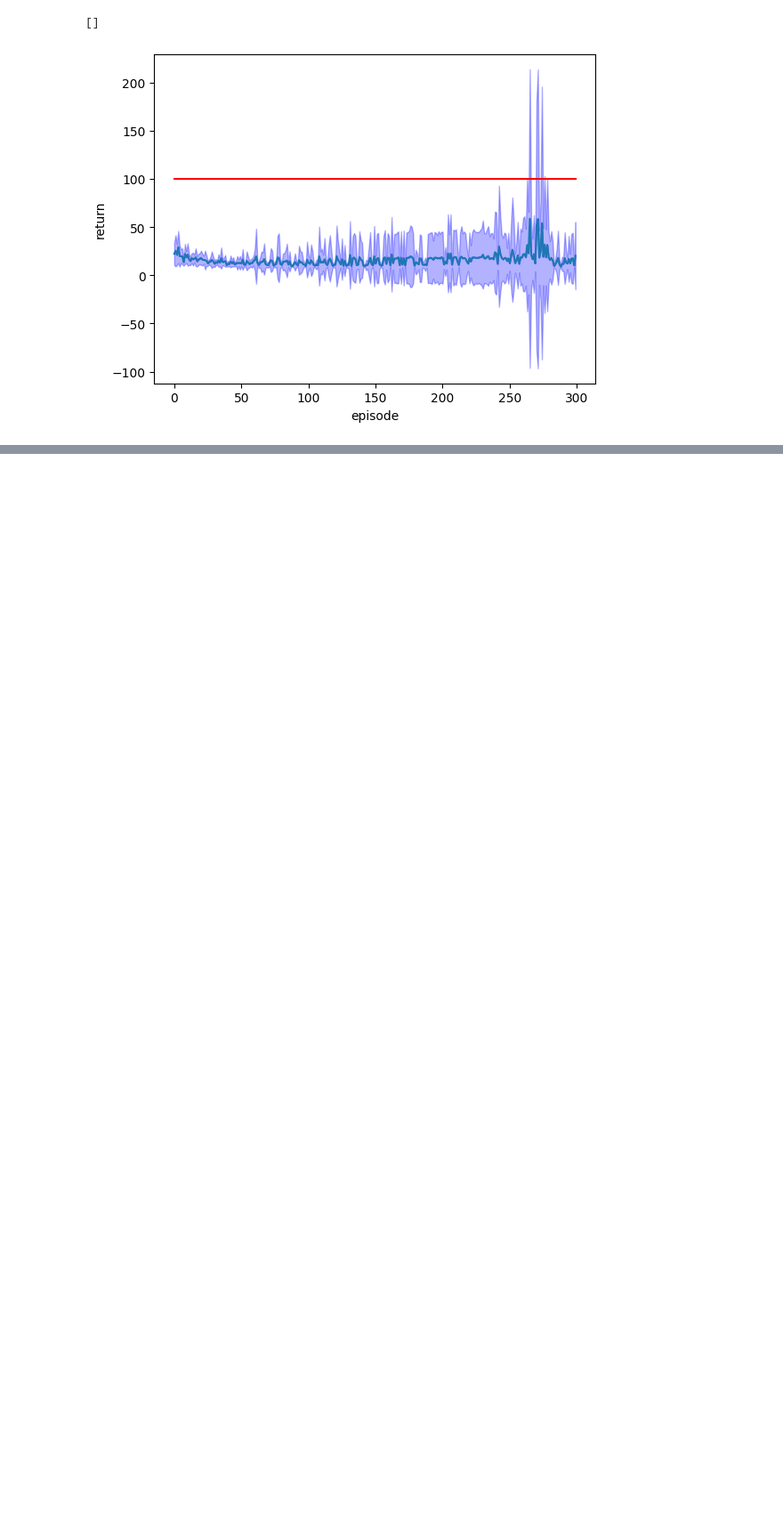
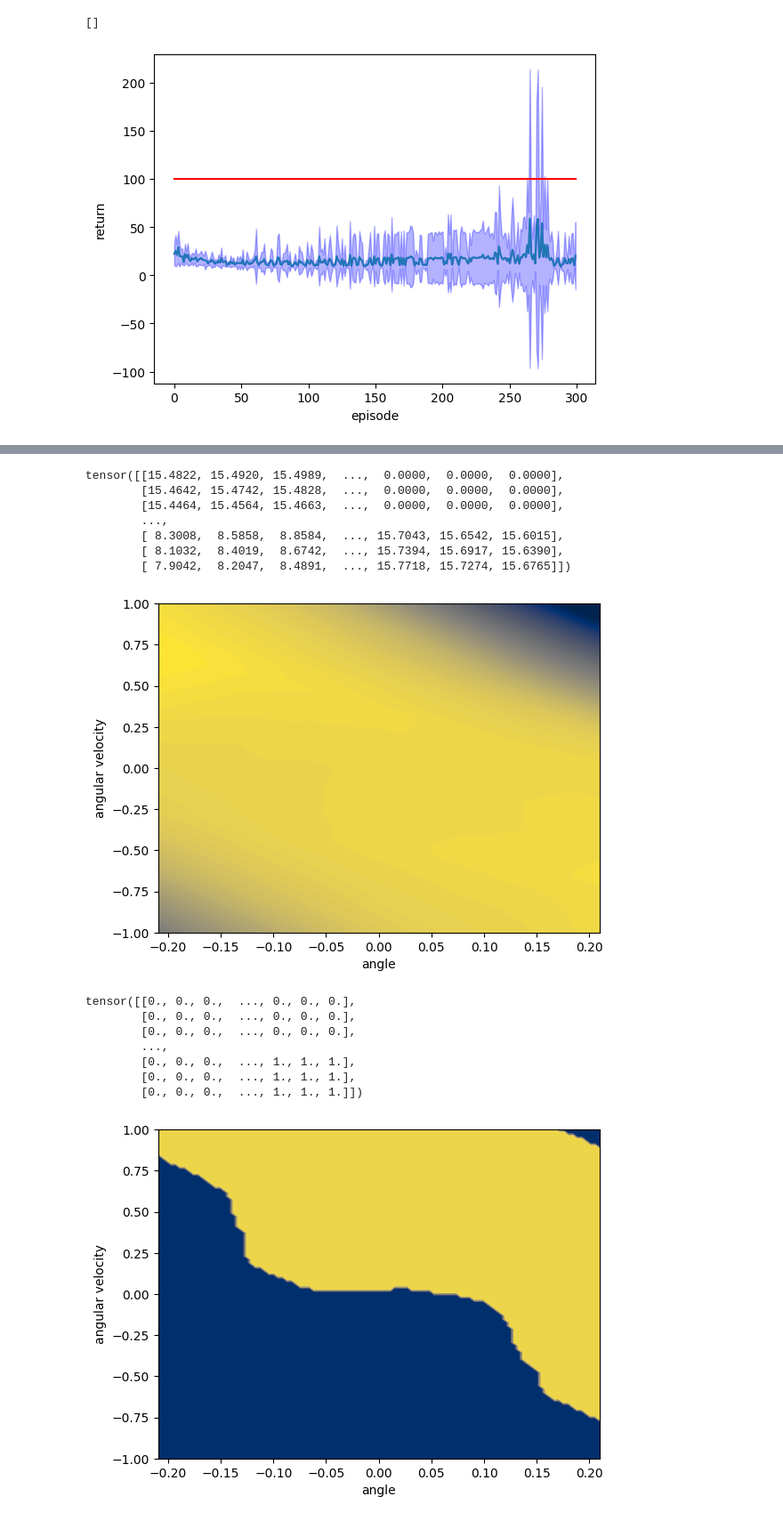
Before and after one commit to VV-A-VV/RL_CW2, a Jupyter notebook: my_implementation.ipynb, the cells around one changed output, grey strips where cells are left out. Shown at 89% size. Saved outputs shown, nothing was run; the diff lists cells and outputs as text; code cells hidden in the pictures; blank space fills up the shorter version.

```diff
--- a/my_implementation.ipynb
+++ b/my_implementation.ipynb
@@ -200,0 +259,64 @@ plt.show()
+# %%
+def plot_graphs(velocity,q):
+    angle_range = .2095 # you may modify this range
+    omega_range = 1     # you may modify this range
+
+    angle_samples = 100
+    omega_samples = 100
+    angles = torch.linspace(angle_range, -angle_range, angle_samples)
+    omegas = torch.linspace(-omega_range, omega_range, omega_samples)
+
+    greedy_q_array = torch.zeros((angle_samples, omega_samples))
+    policy_array = torch.zeros((angle_samples, omega_samples))
+    for i, angle in enumerate(angles):
+        for j, omega in enumerate(omegas):
+            state = torch.tensor([0., velocity , angle, omega])
+            with torch.no_grad():
+                q_vals = policy_net(state)
+                greedy_action = q_vals.argmax()
+                greedy_q_array[i, j] = q_vals[greedy_action]
+                policy_array[i, j] = greedy_action
+    if q:
+        print(greedy_q_array)
+        plt.contourf(angles, omegas, greedy_q_array.T, cmap='cividis', levels=100)
+    else:
+        print(policy_array)
+        plt.contourf(angles, omegas, policy_array.T, cmap='cividis')
+    plt.xlabel("angle")
+    plt.ylabel("angular velocity")
+    # plt.savefig("{}_{}.png".format(velocity,q))
+    plt.show()
+plot_graphs(0, True)
+
+plot_graphs(0, False)
+
+plot_graphs(0.5,True)
+
+plot_graphs(0.5,False)
+
+
+plot_graphs(1,True)
+
+plot_graphs(1,False)
+
+
+plot_graphs(2,True)
+
+plot_graphs(2,False)
+# %% [output]
+tensor([[15.4822, 15.4920, 15.4989,  ...,  0.0000,  0.0000,  0.0000],
+        [15.4642, 15.4742, 15.4828,  ...,  0.0000,  0.0000,  0.0000],
+        [15.4464, 15.4564, 15.4663,  ...,  0.0000,  0.0000,  0.0000],
+        ...,
+        [ 8.3008,  8.5858,  8.8584,  ..., 15.7043, 15.6542, 15.6015],
+        [ 8.1032,  8.4019,  8.6742,  ..., 15.7394, 15.6917, 15.6390],
+        [ 7.9042,  8.2047,  8.4891,  ..., 15.7718, 15.7274, 15.6765]])
+[figure, added]
+tensor([[0., 0., 0.,  ..., 0., 0., 0.],
+        [0., 0., 0.,  ..., 0., 0., 0.],
+        [0., 0., 0.,  ..., 0., 0., 0.],
+        ...,
+        [0., 0., 0.,  ..., 1., 1., 1.],
+        [0., 0., 0.,  ..., 1., 1., 1.],
+        [0., 0., 0.,  ..., 1., 1., 1.]])
+[figure, added]
```
Also changed, not shown: parts of 12 cells of this notebook, 53 other files.
